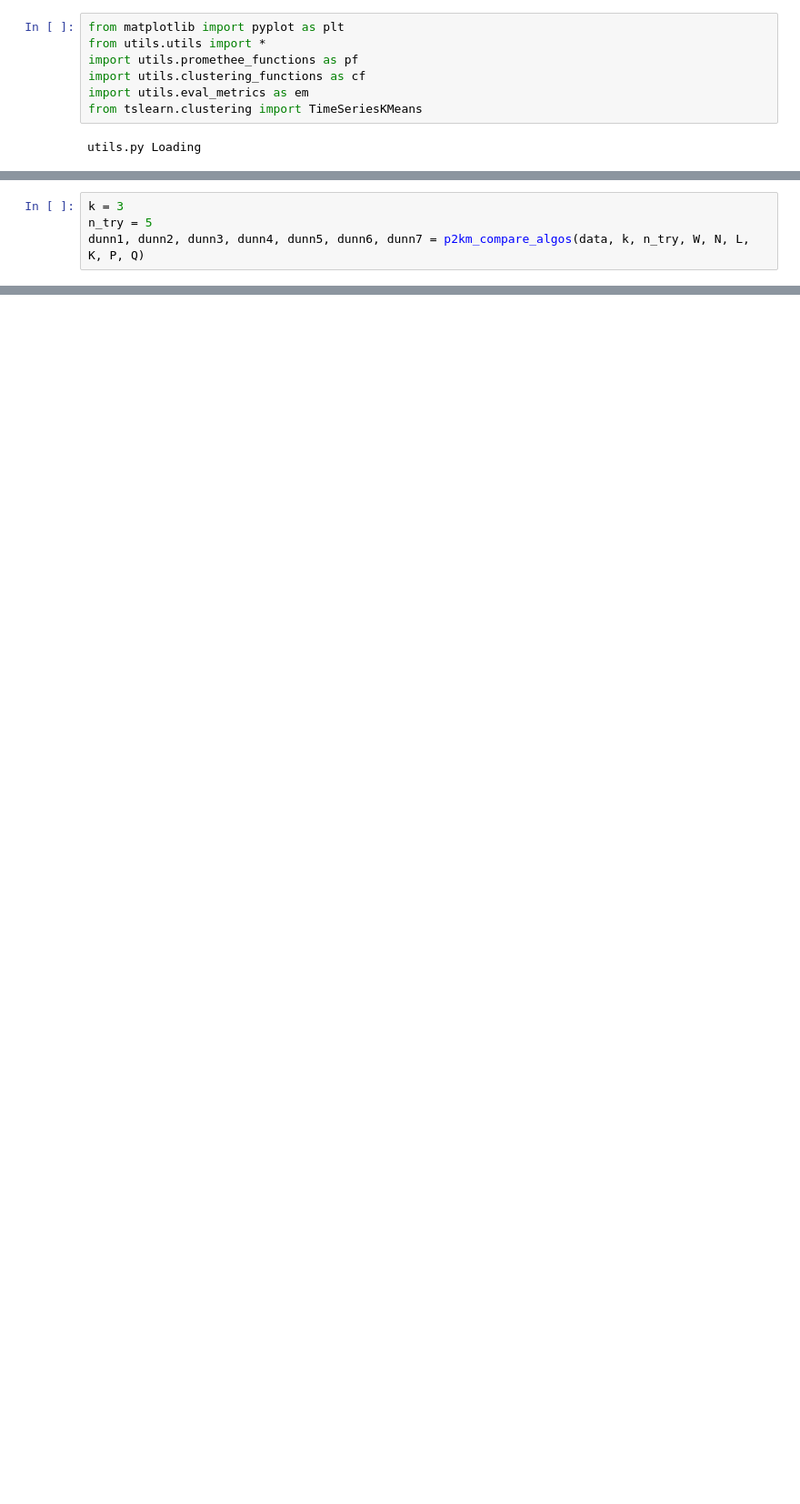
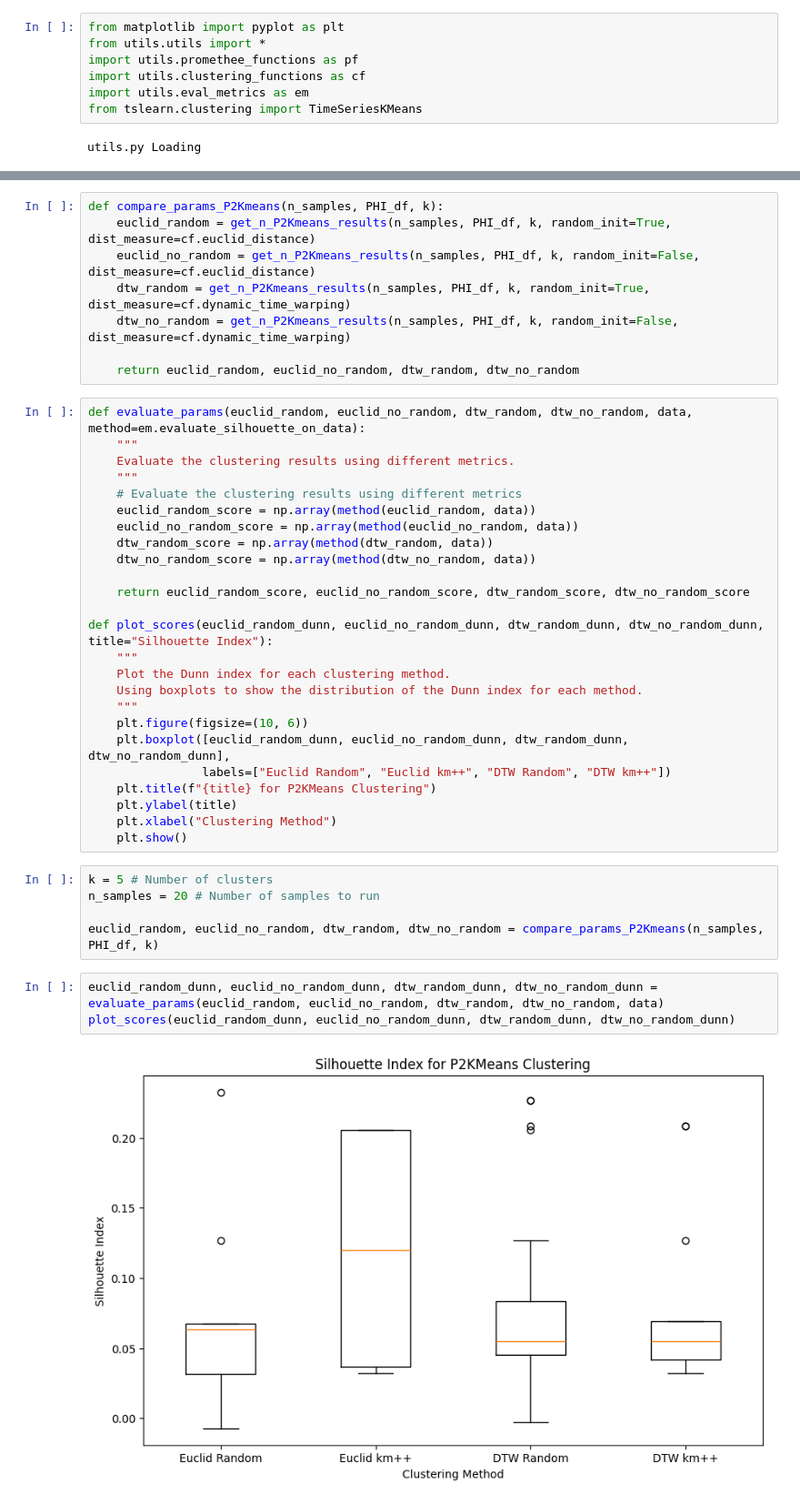
Before and after one commit to R4phou/ulb-master-thesis, a Jupyter notebook: code/src/p2km_opti.ipynb, the cells around one changed output, grey strips where cells are left out. Shown at 91% size. Cells and saved outputs as stored; diff of their text form; blank space fills up the shorter version.

Commit message:
eh bah alors euclide???? ON EST NUL??

```diff
--- a/code/src/p2km_opti.ipynb
+++ b/code/src/p2km_opti.ipynb
@@ -139,4 +9,0 @@ mys: min=1.4606, max=14.2559
-# %%
-k = 3
-n_try = 5
-dunn1, dunn2, dunn3, dunn4, dunn5, dunn6, dunn7 = p2km_compare_algos(data, k, n_try, W, N, L, K, P, Q)
@@ -168,0 +75,43 @@ Error:
+# %%
+def compare_params_P2Kmeans(n_samples, PHI_df, k):
+    euclid_random = get_n_P2Kmeans_results(n_samples, PHI_df, k, random_init=True, dist_measure=cf.euclid_distance)
+    euclid_no_random = get_n_P2Kmeans_results(n_samples, PHI_df, k, random_init=False, dist_measure=cf.euclid_distance)
+    dtw_random = get_n_P2Kmeans_results(n_samples, PHI_df, k, random_init=True, dist_measure=cf.dynamic_time_warping)
+    dtw_no_random = get_n_P2Kmeans_results(n_samples, PHI_df, k, random_init=False, dist_measure=cf.dynamic_time_warping)
+
+    return euclid_random, euclid_no_random, dtw_random, dtw_no_random
+# %%
+def evaluate_params(euclid_random, euclid_no_random, dtw_random, dtw_no_random, data, method=em.evaluate_silhouette_on_data):
+    """
+    Evaluate the clustering results using different metrics.
+    """
+    # Evaluate the clustering results using different metrics
+    euclid_random_score = np.array(method(euclid_random, data))
+    euclid_no_random_score = np.array(method(euclid_no_random, data))
+    dtw_random_score = np.array(method(dtw_random, data))
+    dtw_no_random_score = np.array(method(dtw_no_random, data))
+
+    return euclid_random_score, euclid_no_random_score, dtw_random_score, dtw_no_random_score
+
+def plot_scores(euclid_random_dunn, euclid_no_random_dunn, dtw_random_dunn, dtw_no_random_dunn, title="Silhouette Index"):
+    """
+    Plot the Dunn index for each clustering method.
+    Using boxplots to show the distribution of the Dunn index for each method.
+    """
+    plt.figure(figsize=(10, 6))
+    plt.boxplot([euclid_random_dunn, euclid_no_random_dunn, dtw_random_dunn, dtw_no_random_dunn],
+                labels=["Euclid Random", "Euclid km++", "DTW Random", "DTW km++"])
+    plt.title(f"{title} for P2KMeans Clustering")
+    plt.ylabel(title)
+    plt.xlabel("Clustering Method")
+    plt.show()
+# %%
+k = 5 # Number of clusters
+n_samples = 20 # Number of samples to run
+
+euclid_random, euclid_no_random, dtw_random, dtw_no_random = compare_params_P2Kmeans(n_samples, PHI_df, k)
+# %%
+euclid_random_dunn, euclid_no_random_dunn, dtw_random_dunn, dtw_no_random_dunn = evaluate_params(euclid_random, euclid_no_random, dtw_random, dtw_no_random, data)
+plot_scores(euclid_random_dunn, euclid_no_random_dunn, dtw_random_dunn, dtw_no_random_dunn)
+# %% [output]
+[figure, added]
```
Also changed, not shown: parts of 10 cells of this notebook, 1 other file.
